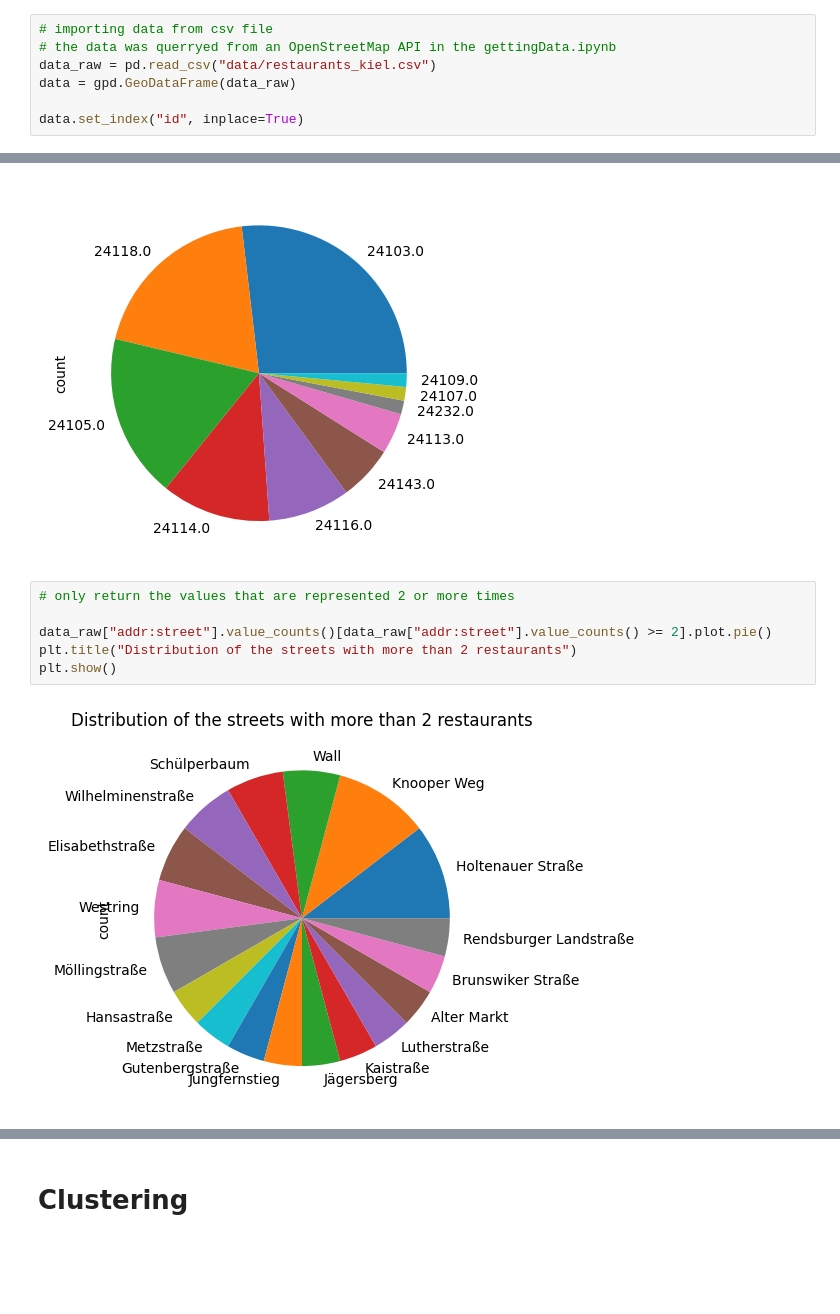
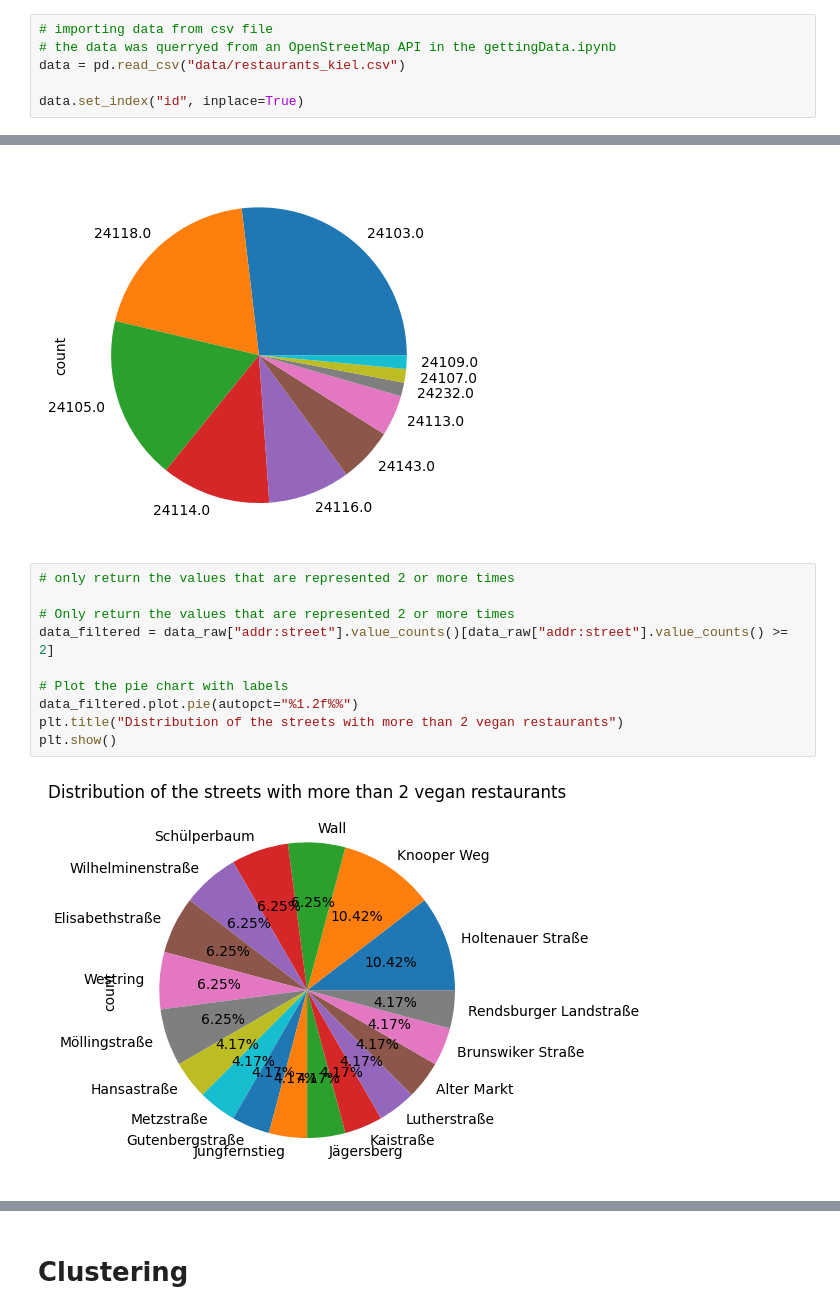
Before and after one commit to MartinDieCooleSocke420/sem1_math_and_stats, a Jupyter notebook: exam.ipynb, the cells around one changed output, grey strips where cells are left out. Cells and saved outputs as stored; diff of their text form; blank space fills up the shorter version.

```diff
--- a/exam.ipynb
+++ b/exam.ipynb
@@ -18,8 +8,7 @@ import geopandas as gpd
 # %%
 # importing data from csv file
 # the data was querryed from an OpenStreetMap API in the gettingData.ipynb
-data_raw = pd.read_csv("data/restaurants_kiel.csv")
-data = gpd.GeoDataFrame(data_raw)
+data = pd.read_csv("data/restaurants_kiel.csv")
 
 data.set_index("id", inplace=True)
 # %% [markdown]
@@ -203,8 +170,12 @@ data_raw["addr:postcode"].value_counts().plot.pie()
 # %%
 # only return the values that are represented 2 or more times
 
-data_raw["addr:street"].value_counts()[data_raw["addr:street"].value_counts() >= 2].plot.pie()
-plt.title("Distribution of the streets with more than 2 restaurants")
+# Only return the values that are represented 2 or more times
+data_filtered = data_raw["addr:street"].value_counts()[data_raw["addr:street"].value_counts() >= 2]
+
+# Plot the pie chart with labels
+data_filtered.plot.pie(autopct="%1.2f%%")
+plt.title("Distribution of the streets with more than 2 vegan restaurants")
 plt.show()
 # %% [output]
-[figure, old version]
+[figure, new version]
```
Also changed, not shown: parts of 12 cells of this notebook.
